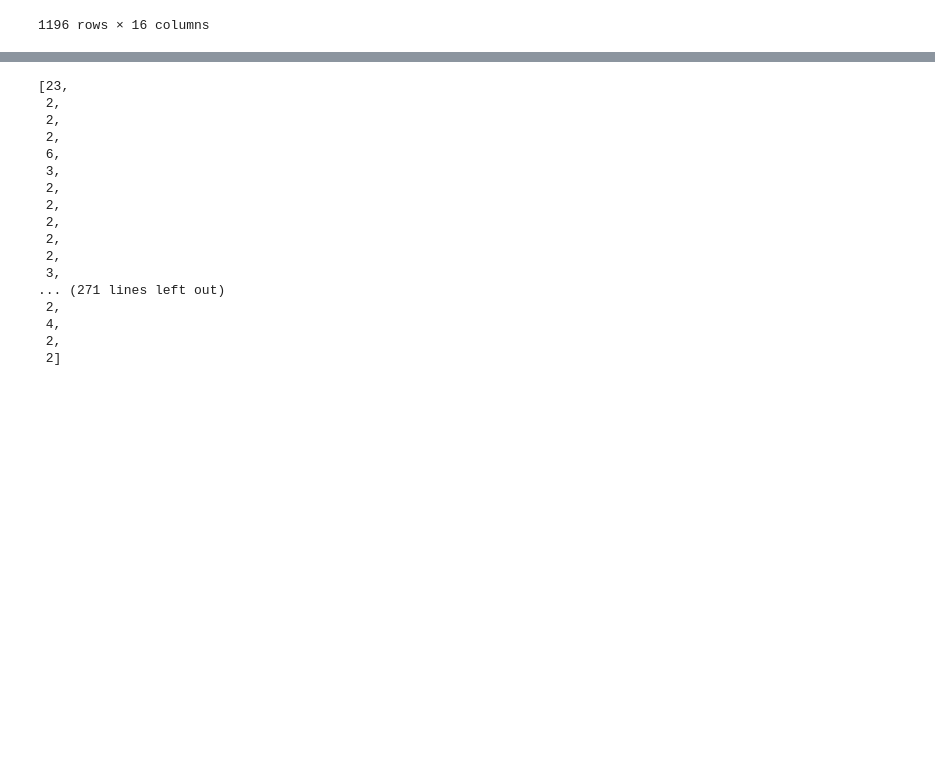
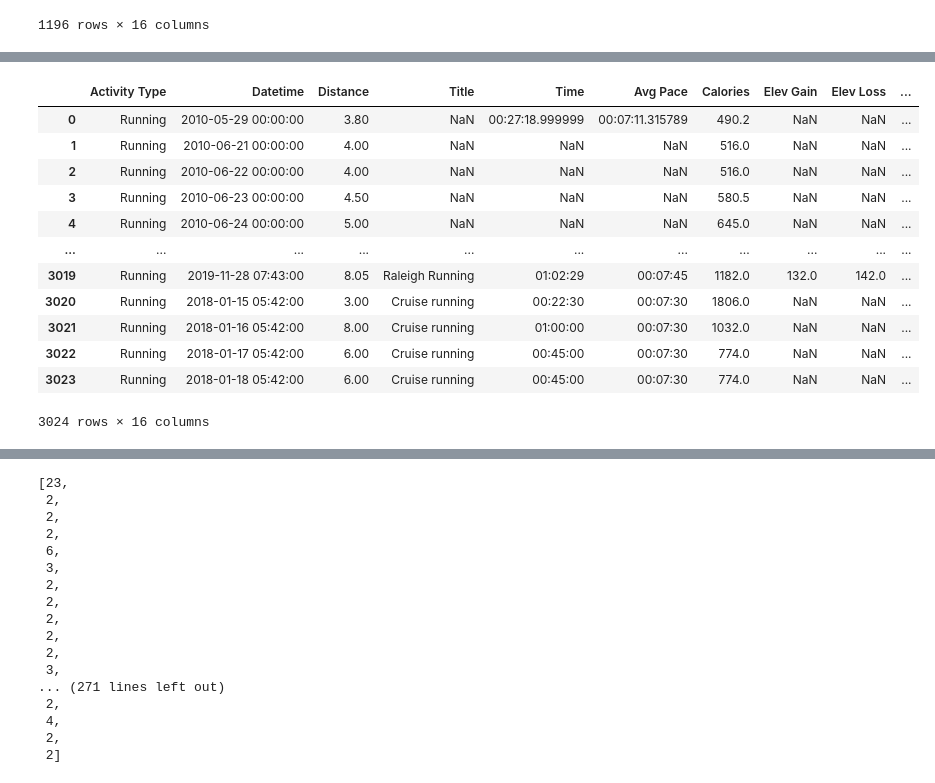
Before and after one commit to lilfetz22/Running_data, a Jupyter notebook: Running_Log.ipynb, the cells around one changed output, grey strips where cells are left out. Cells and saved outputs as stored; diff of their text form; code cells hidden in the pictures; blank space fills up the shorter version.

```diff
--- a/Running_Log.ipynb
+++ b/Running_Log.ipynb
@@ -1271,7 +1287,8 @@ def add_a_mile(df, dist, index):
 # order: [index, Distance, Time_x, Avg Pace, Calories, ]
 all_manual_entry = [[intersection.iloc[301].name, 6.6, datetime.time(hour=0, minute=52, second=15), datetime.time(hour=0, minute=7, second=55), 129*6.6],
                     [intersection.iloc[606].name, 13, datetime.time(hour=2, minute=10, second=00), datetime.time(hour=0, minute=10, second=00), 129*13],
-                    [intersection.iloc[618].name, 8, datetime.time(hour=1, minute=9, second=4), datetime.time(hour=0, minute=8, second=38), 129*13]]
+                    [intersection.iloc[618].name, 8, datetime.time(hour=1, minute=9, second=4), datetime.time(hour=0, minute=8, second=38), 129*13],
+                    [995,14,datetime.time(hour=1, minute=45, second=0), datetime.time(hour=0, minute=7, second=30), 129*14]]
 # %%
 for changes in all_manual_entry:
     running_merged.loc[changes[0], 'Distance'] = changes[1]
@@ -1867,0 +1936,16 @@ def streak_finder_fx(df, col):
+# %%
+running_log
+# %% [output]
+|  | Activity Type | Datetime | Distance | Title | Time | Avg Pace | Calories | Elev Gain | Elev Loss | ... |
+| 0 | Running | 2010-05-29 00:00:00 | 3.80 | NaN | 00:27:18.999999 | 00:07:11.315789 | 490.2 | NaN | NaN | ... |
+| 1 | Running | 2010-06-21 00:00:00 | 4.00 | NaN | NaN | NaN | 516.0 | NaN | NaN | ... |
+| 2 | Running | 2010-06-22 00:00:00 | 4.00 | NaN | NaN | NaN | 516.0 | NaN | NaN | ... |
+| 3 | Running | 2010-06-23 00:00:00 | 4.50 | NaN | NaN | NaN | 580.5 | NaN | NaN | ... |
+| 4 | Running | 2010-06-24 00:00:00 | 5.00 | NaN | NaN | NaN | 645.0 | NaN | NaN | ... |
+| ... | ... | ... | ... | ... | ... | ... | ... | ... | ... | ... |
+| 3019 | Running | 2019-11-28 07:43:00 | 8.05 | Raleigh Running | 01:02:29 | 00:07:45 | 1182.0 | 132.0 | 142.0 | ... |
+| 3020 | Running | 2018-01-15 05:42:00 | 3.00 | Cruise running | 00:22:30 | 00:07:30 | 1806.0 | NaN | NaN | ... |
+| 3021 | Running | 2018-01-16 05:42:00 | 8.00 | Cruise running | 01:00:00 | 00:07:30 | 1032.0 | NaN | NaN | ... |
+| 3022 | Running | 2018-01-17 05:42:00 | 6.00 | Cruise running | 00:45:00 | 00:07:30 | 774.0 | NaN | NaN | ... |
+| 3023 | Running | 2018-01-18 05:42:00 | 6.00 | Cruise running | 00:45:00 | 00:07:30 | 774.0 | NaN | NaN | ... |
+3024 rows × 16 columns
```
Also changed, not shown: parts of 22 cells of this notebook.
